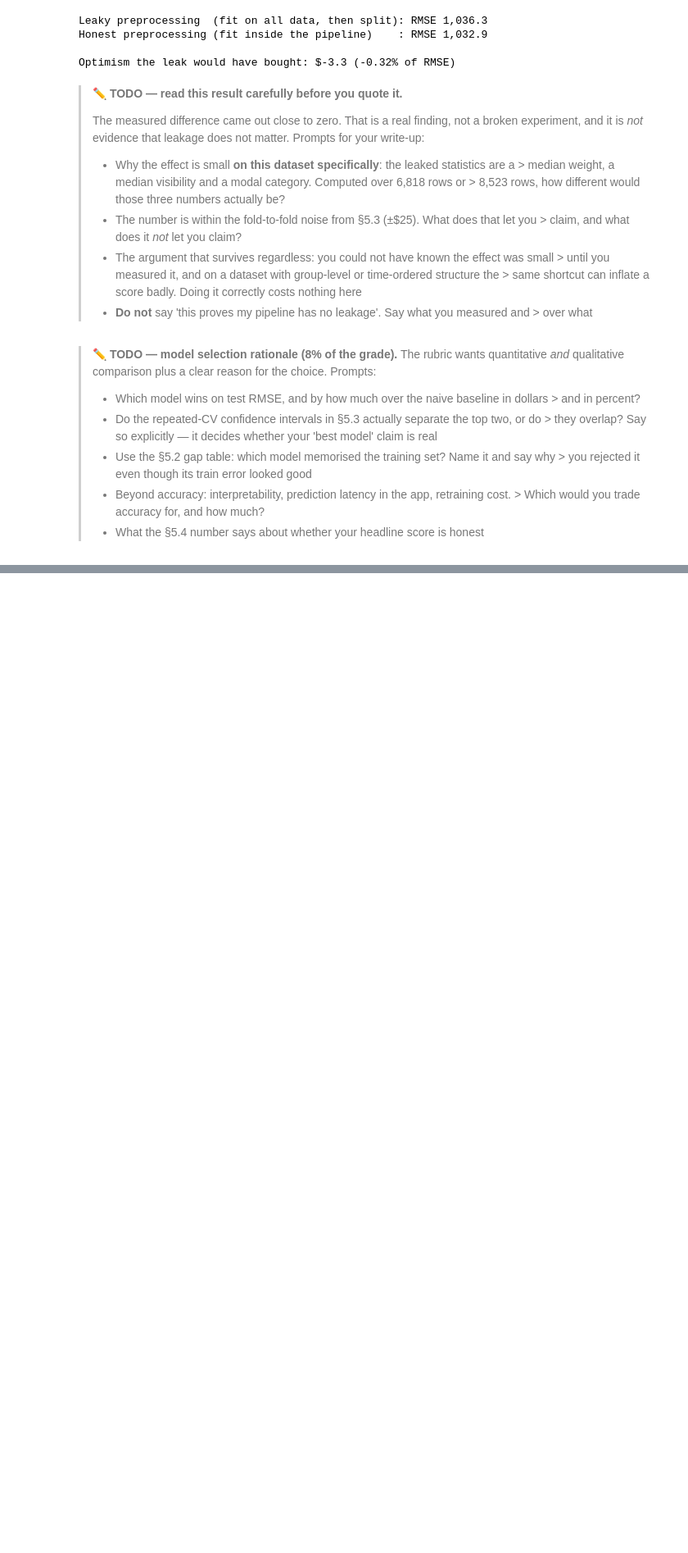
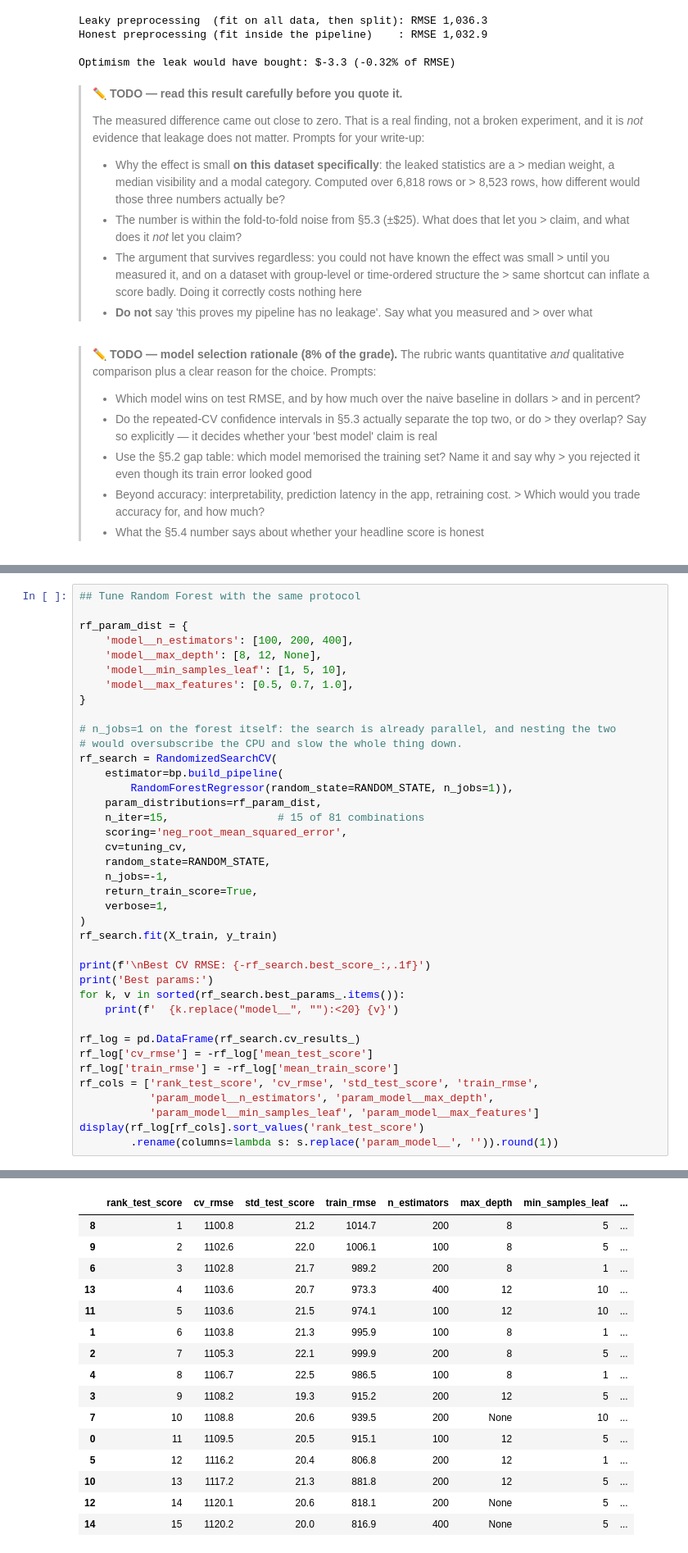
Before and after one commit to marcusteoh/bigmart-sales-forecaster, a Jupyter notebook: BigMart_Sales_Prediction.ipynb, the cells around one changed output, grey strips where cells are left out. Shown at 82% size. Drawn from its saved outputs; the diff is of its cells as text; blank space fills up the shorter version.

```diff
--- a/BigMart_Sales_Prediction.ipynb
+++ b/BigMart_Sales_Prediction.ipynb
@@ -1409,0 +1526,40 @@ Optimism the leak would have bought: $-3.3 (-0.32% of RMSE)
+# %%
+## Tune Random Forest with the same protocol
+
+rf_param_dist = {
+    'model__n_estimators': [100, 200, 400],
+    'model__max_depth': [8, 12, None],
+    'model__min_samples_leaf': [1, 5, 10],
+    'model__max_features': [0.5, 0.7, 1.0],
+}
+
+# n_jobs=1 on the forest itself: the search is already parallel, and nesting the two
+# would oversubscribe the CPU and slow the whole thing down.
+rf_search = RandomizedSearchCV(
+    estimator=bp.build_pipeline(
+        RandomForestRegressor(random_state=RANDOM_STATE, n_jobs=1)),
+    param_distributions=rf_param_dist,
+    n_iter=15,                 # 15 of 81 combinations
+    scoring='neg_root_mean_squared_error',
+    cv=tuning_cv,
+    random_state=RANDOM_STATE,
+    n_jobs=-1,
+    return_train_score=True,
+    verbose=1,
+)
+rf_search.fit(X_train, y_train)
+
+print(f'\nBest CV RMSE: {-rf_search.best_score_:,.1f}')
+print('Best params:')
+for k, v in sorted(rf_search.best_params_.items()):
+    print(f'  {k.replace("model__", ""):<20} {v}')
+
+rf_log = pd.DataFrame(rf_search.cv_results_)
+rf_log['cv_rmse'] = -rf_log['mean_test_score']
+rf_log['train_rmse'] = -rf_log['mean_train_score']
+rf_cols = ['rank_test_score', 'cv_rmse', 'std_test_score', 'train_rmse',
+           'param_model__n_estimators', 'param_model__max_depth',
+           'param_model__min_samples_leaf', 'param_model__max_features']
+display(rf_log[rf_cols].sort_values('rank_test_score')
+        .rename(columns=lambda s: s.replace('param_model__', '')).round(1))
+# %% [output]
@@ -1409,0 +1574,16 @@ Optimism the leak would have bought: $-3.3 (-0.32% of RMSE)
+|  | rank_test_score | cv_rmse | std_test_score | train_rmse | n_estimators | max_depth | min_samples_leaf | ... |
+| 8 | 1 | 1100.8 | 21.2 | 1014.7 | 200 | 8 | 5 | ... |
+| 9 | 2 | 1102.6 | 22.0 | 1006.1 | 100 | 8 | 5 | ... |
+| 6 | 3 | 1102.8 | 21.7 | 989.2 | 200 | 8 | 1 | ... |
+| 13 | 4 | 1103.6 | 20.7 | 973.3 | 400 | 12 | 10 | ... |
+| 11 | 5 | 1103.6 | 21.5 | 974.1 | 100 | 12 | 10 | ... |
+| 1 | 6 | 1103.8 | 21.3 | 995.9 | 100 | 8 | 1 | ... |
+| 2 | 7 | 1105.3 | 22.1 | 999.9 | 200 | 8 | 5 | ... |
+| 4 | 8 | 1106.7 | 22.5 | 986.5 | 100 | 8 | 1 | ... |
+| 3 | 9 | 1108.2 | 19.3 | 915.2 | 200 | 12 | 5 | ... |
+| 7 | 10 | 1108.8 | 20.6 | 939.5 | 200 | None | 10 | ... |
+| 0 | 11 | 1109.5 | 20.5 | 915.1 | 100 | 12 | 5 | ... |
+| 5 | 12 | 1116.2 | 20.4 | 806.8 | 200 | 12 | 1 | ... |
+| 10 | 13 | 1117.2 | 21.3 | 881.8 | 200 | 12 | 5 | ... |
+| 12 | 14 | 1120.1 | 20.6 | 818.1 | 200 | None | 5 | ... |
+| 14 | 15 | 1120.2 | 20.0 | 816.9 | 400 | None | 5 | ... |
```
Also changed, not shown: parts of 12 cells of this notebook.
